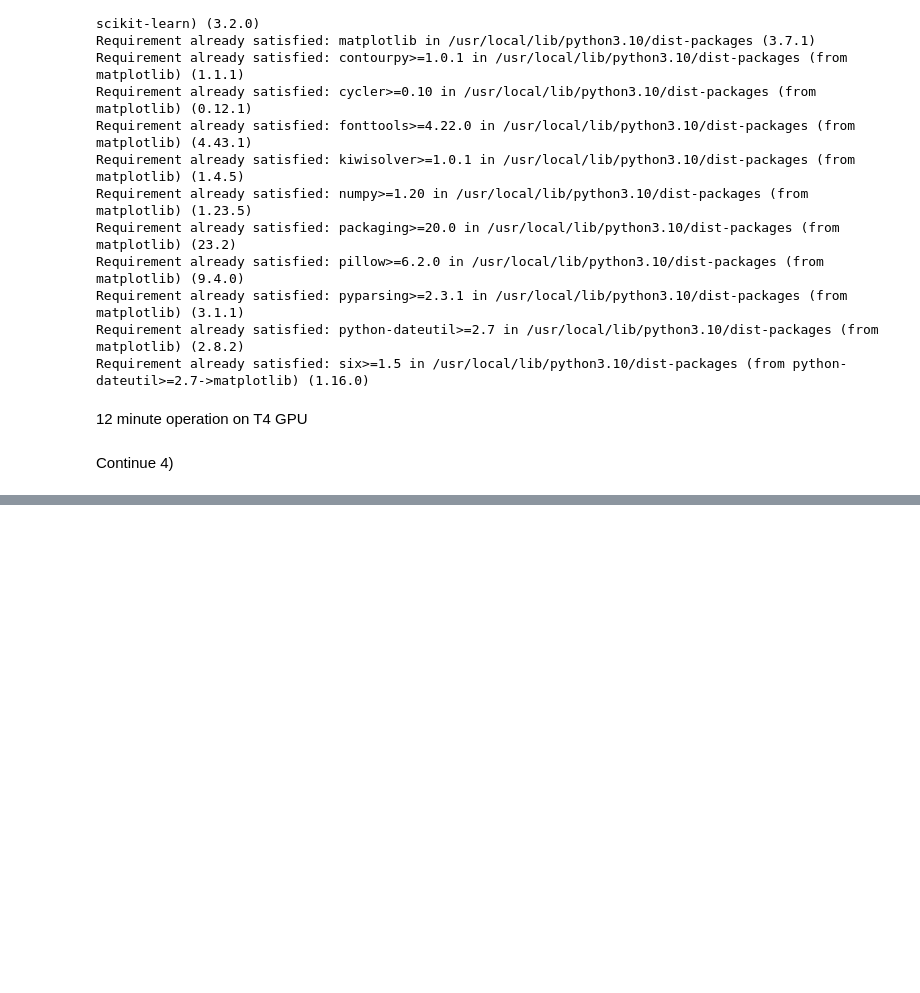
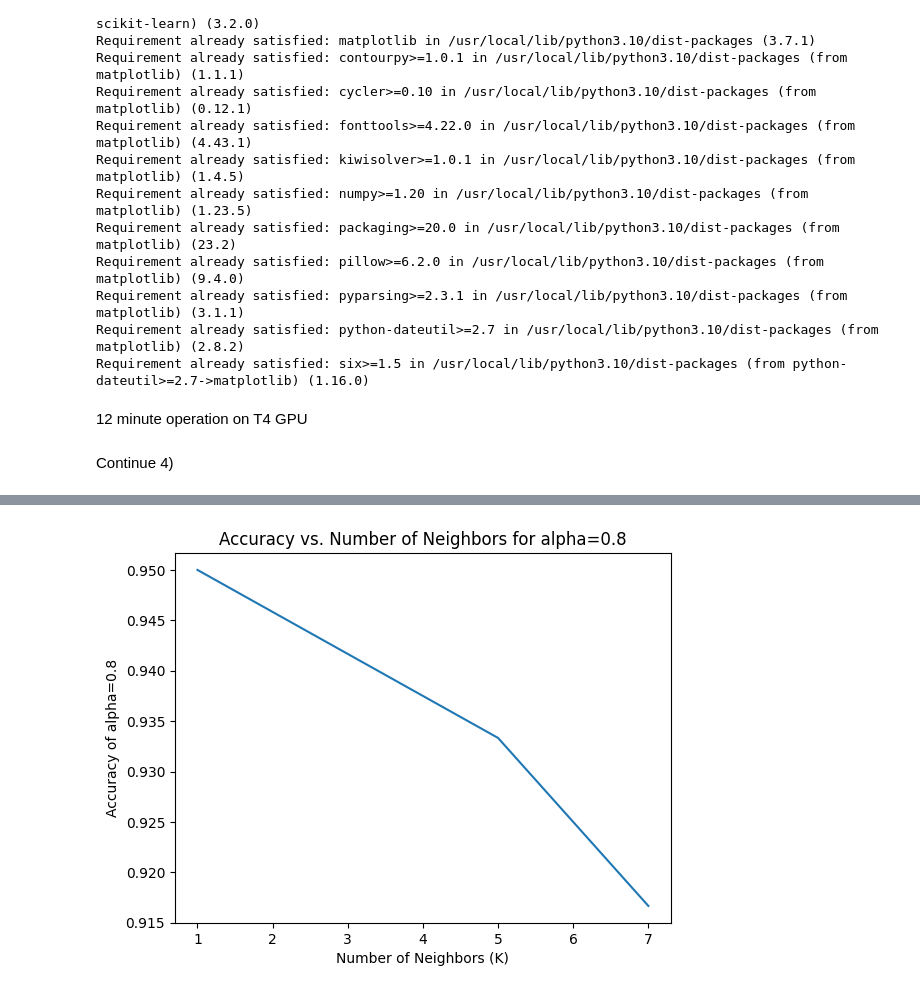
Before and after one commit to adelyasser00/Face-Recognition, a Jupyter notebook: 6207_6848_Face_Recogition.ipynb, the cells around one changed output, grey strips where cells are left out. Saved outputs shown, nothing was run; the diff lists cells and outputs as text; code cells hidden in the pictures; blank space fills up the shorter version.

Commit message:
Bonus a) added(70:30 split)
bonus has been added as well as  some resorting done. PDF not included this time as the images are just distorted

```diff
--- a/6207_6848_Face_Recogition.ipynb
+++ b/6207_6848_Face_Recogition.ipynb
@@ -195,0 +189,16 @@ Accuracy of alpha=0.95, K=7: 0.76
+# %%
+split= 0.7
+split_idx = int(num_images * split)
+training_data = D[rng_idx[:split_idx]]
+testing_data = D[rng_idx[split_idx:]]
+
+training_labels = y[rng_idx[:split_idx]]
+testing_labels = y[rng_idx[split_idx:]]
+
+training_mean = np.mean(training_data, axis=0)
+training_std = np.std(training_data, axis=0)
+training_centered = training_data - training_mean
+covariance_matrix = np.cov(training_centered.T)
+
+testing_mean = np.mean(testing_data, axis=0)
+testing_centered = testing_data - testing_mean
@@ -195,0 +207,64 @@ Accuracy of alpha=0.95, K=7: 0.76
+# %%
+eigenvalues, eigenvectors = np.linalg.eig(covariance_matrix)
+# %%
+eigenvalues = eigenvalues.real
+eigenvectors = eigenvectors.real
+
+# index to sort the eigen values and eigen vectors in decreasing order of eigen values
+idx = np.argsort(eigenvalues)[::-1]
+sorted_eigenvalues = eigenvalues[idx]
+sorted_eigenvectors = eigenvectors[:, idx]
+#to get the variance fraction to choose how many dimension aka how many eigen vectors
+total_variance = np.sum(sorted_eigenvalues)
+
+# Compute the cumulative sum of the sorted eigenvalues
+cumulative_variance = np.cumsum(sorted_eigenvalues)
+
+# Compute the cumulative proportion of the total variance
+cumulative_proportion = cumulative_variance / total_variance
+
+# cumulative_sum = np.cumsum(sorted_eigenvalues)
+# alpha=[0.8,0.85,0.9,0.95]    loop on the array and mark accuracy
+
+alphas = [0.8, 0.85, 0.9, 0.95]  # for example
+
+for alpha in alphas:
+  # alpha = 0.8
+  # Compute the total variance
+
+
+  num_eigenvectors = np.where(cumulative_proportion >= alpha)[0][0] + 1
+  # final eigen vectors chosen for projection
+
+  projected_eigenvectors = sorted_eigenvectors[:,:num_eigenvectors]
+
+  D_train_pca = training_centered.dot(projected_eigenvectors)
+  D_test_pca = testing_centered.dot(projected_eigenvectors)
+  # U = sorted_eigenvectors[:, :num_eigenvectors]
+
+  # project all the data on the eigen vectors
+  # D_train_pca = np.dot(training_data, U)
+  # D_test_pca = np.dot(testing_data, U)
+
+  # training: fitting the points on the graph so the classifier can classify any new testing point
+  # 5) Classifier Tuning
+  knn_nums = [1, 3, 5, 7]
+  accuracies = []
+  for knn_num in knn_nums:
+      knn = KNeighborsClassifier(n_neighbors=knn_num, weights='distance')
+      knn.fit(D_train_pca, training_labels)
+
+      # testing
+      predicted_labels = knn.predict(D_test_pca)
+
+      # accuracy
+      accuracy = accuracy_score(testing_labels, predicted_labels)
+      accuracies.append(accuracy)
+      print(f'Accuracy of alpha={alpha}, K={knn_num}: {accuracy}')
+
+  plt.plot(knn_nums, accuracies)
+  plt.xlabel('Number of Neighbors (K)')
+  plt.ylabel(f'Accuracy of alpha={alpha}')
+  plt.title(f'Accuracy vs. Number of Neighbors for alpha={alpha}')
+  plt.show()
+# %% [output]
@@ -195,0 +275 @@ Accuracy of alpha=0.95, K=7: 0.76
+[figure, added]
```
Also changed, not shown: parts of 6 cells of this notebook, 1 other file.
